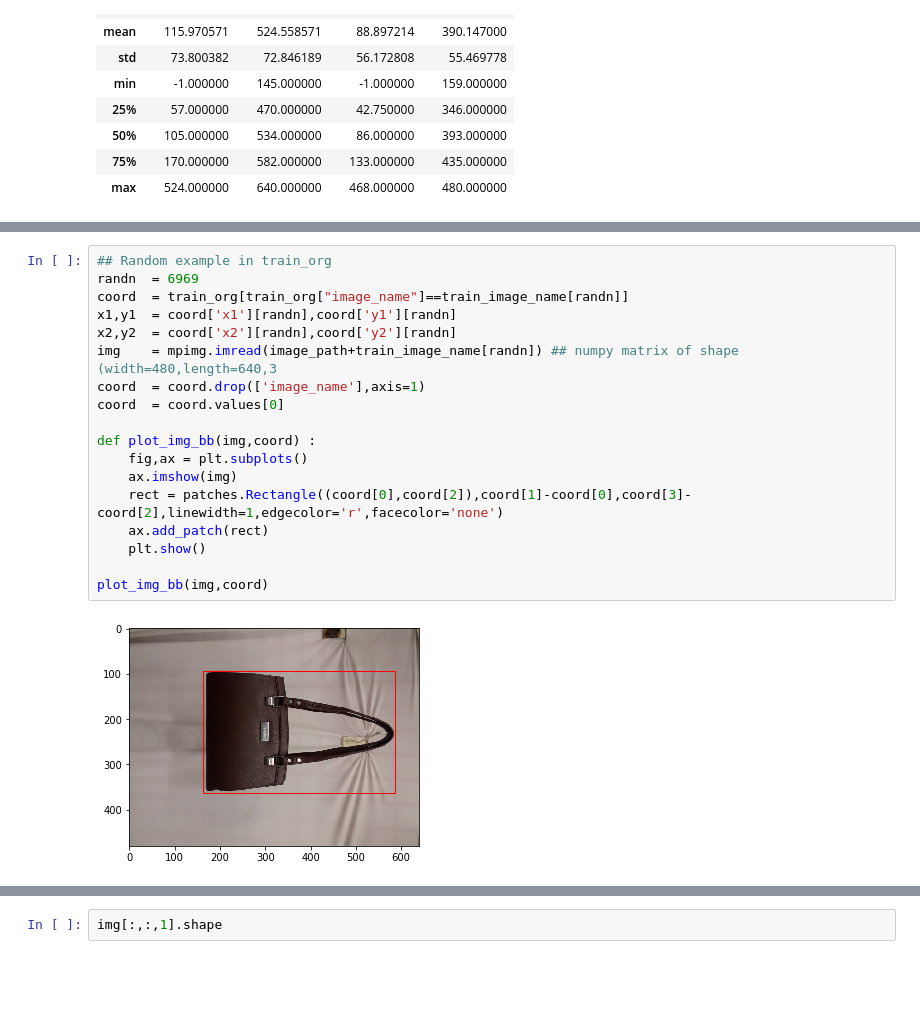
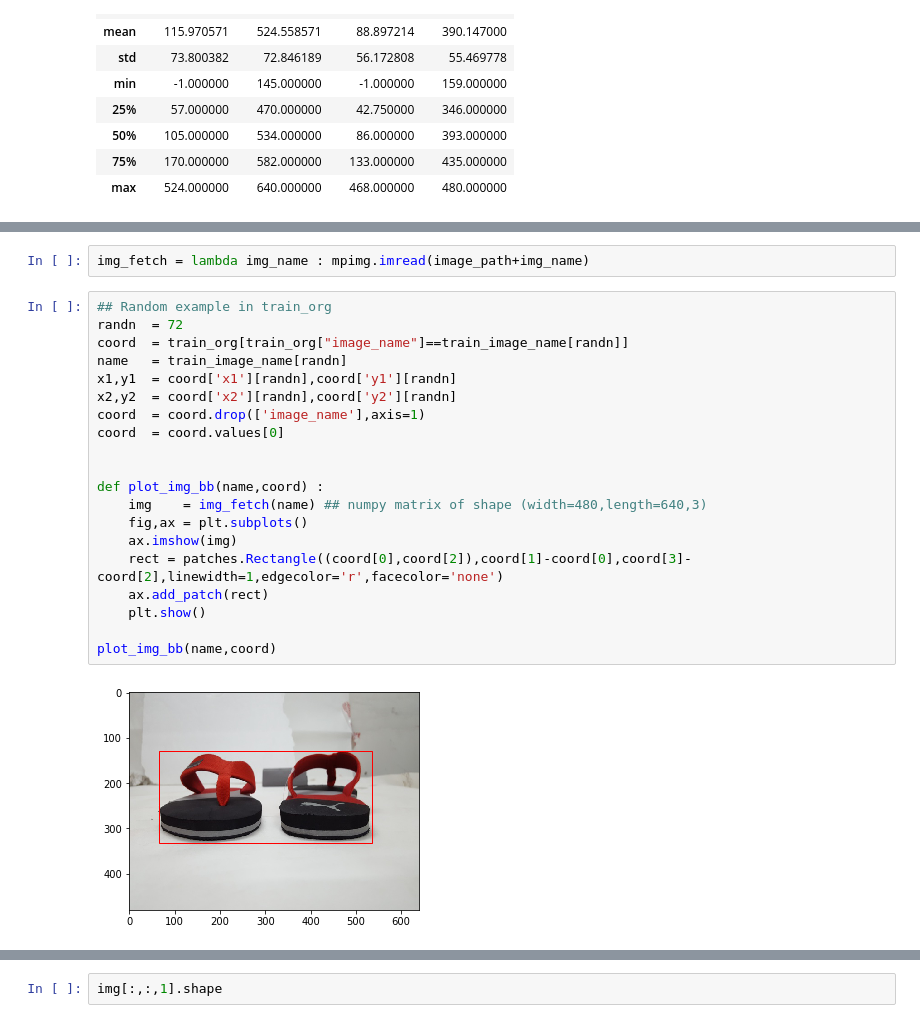
Before and after one commit to amet-vikram13/Object-Detection, a Jupyter notebook: object_detection.ipynb, the cells around one changed output, grey strips where cells are left out. Drawn from its saved outputs; the diff is of its cells as text; blank space fills up the shorter version.

```diff
--- a/object_detection.ipynb
+++ b/object_detection.ipynb
@@ -69,21 +69,25 @@ freq                                                      1
 Name: image_name, dtype: object
+# %%
+img_fetch = lambda img_name : mpimg.imread(image_path+img_name)
 # %%
 ## Random example in train_org
-randn  = 6969
+randn  = 72
 coord  = train_org[train_org["image_name"]==train_image_name[randn]]
+name   = train_image_name[randn]
 x1,y1  = coord['x1'][randn],coord['y1'][randn]
 x2,y2  = coord['x2'][randn],coord['y2'][randn]
-img    = mpimg.imread(image_path+train_image_name[randn]) ## numpy matrix of shape (width=480,length=640,3
 coord  = coord.drop(['image_name'],axis=1)
 coord  = coord.values[0]
 
-def plot_img_bb(img,coord) :
+
+def plot_img_bb(name,coord) :
+    img    = img_fetch(name) ## numpy matrix of shape (width=480,length=640,3)
     fig,ax = plt.subplots()
     ax.imshow(img)
     rect = patches.Rectangle((coord[0],coord[2]),coord[1]-coord[0],coord[3]-coord[2],linewidth=1,edgecolor='r',facecolor='none')
     ax.add_patch(rect)
     plt.show()
 
-plot_img_bb(img,coord)
+plot_img_bb(name,coord)
 # %% [output]
-[figure, old version]
+[figure, new version]
```
Also changed, not shown: parts of 15 cells of this notebook, 1 other file.
